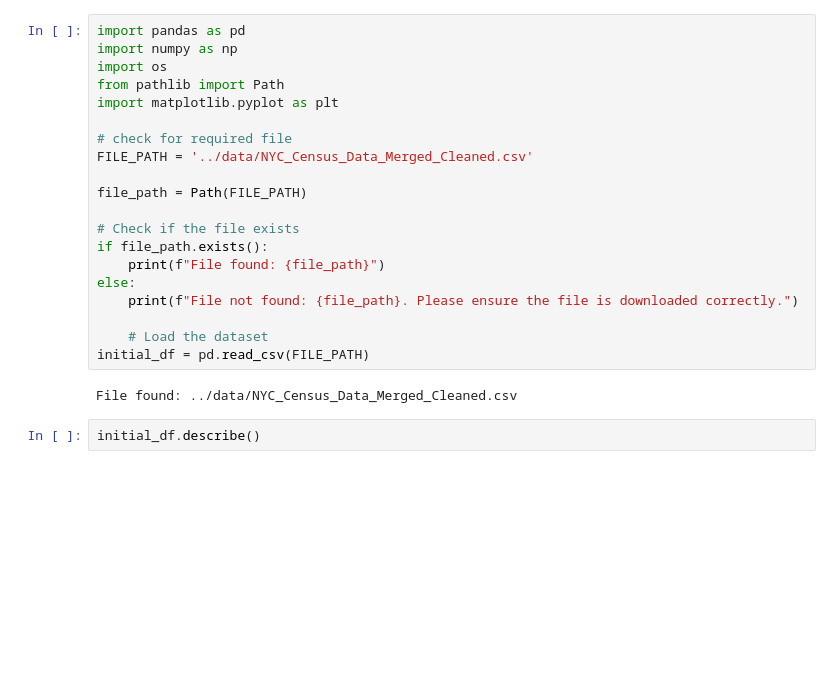
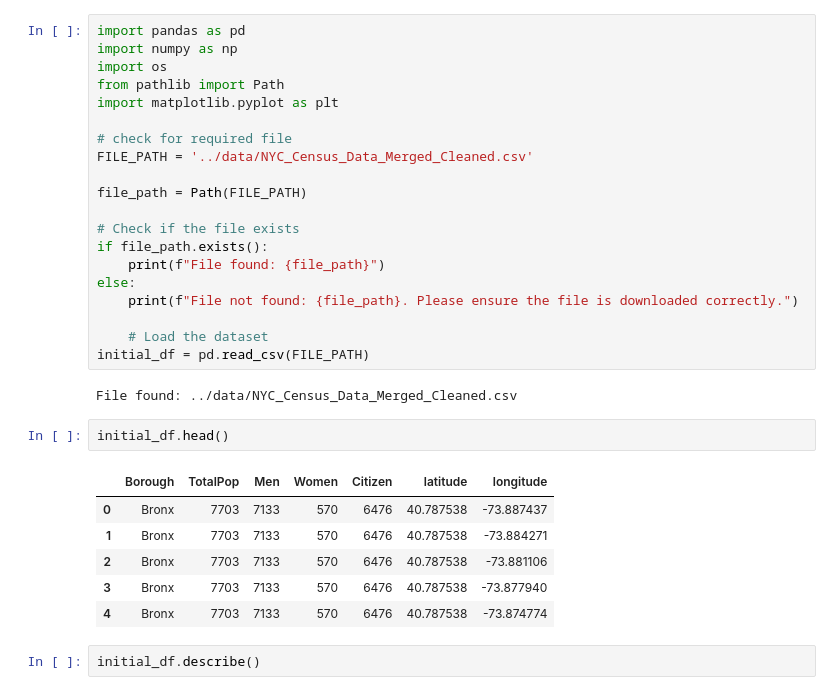
Before and after one commit to rudedoc/data-analytics, a Jupyter notebook: scripts/NYC Census Data Exploration.ipynb, the cells around one changed output. Drawn from its saved outputs; the diff is of its cells as text; blank space fills up the shorter version.

```diff
--- a/scripts/NYC Census Data Exploration.ipynb
+++ b/scripts/NYC Census Data Exploration.ipynb
@@ -20,6 +20,15 @@ else:
 initial_df = pd.read_csv(FILE_PATH)
 # %% [output]
 File found: ../data/NYC_Census_Data_Merged_Cleaned.csv
+# %%
+initial_df.head()
+# %% [output]
+|  | Borough | TotalPop | Men | Women | Citizen | latitude | longitude |
+| 0 | Bronx | 7703 | 7133 | 570 | 6476 | 40.787538 | -73.887437 |
+| 1 | Bronx | 7703 | 7133 | 570 | 6476 | 40.787538 | -73.884271 |
+| 2 | Bronx | 7703 | 7133 | 570 | 6476 | 40.787538 | -73.881106 |
+| 3 | Bronx | 7703 | 7133 | 570 | 6476 | 40.787538 | -73.877940 |
+| 4 | Bronx | 7703 | 7133 | 570 | 6476 | 40.787538 | -73.874774 |
 # %%
 initial_df.describe()
 # %% [output]
```
Also changed, not shown: parts of 2 cells of this notebook, 1 other file.
